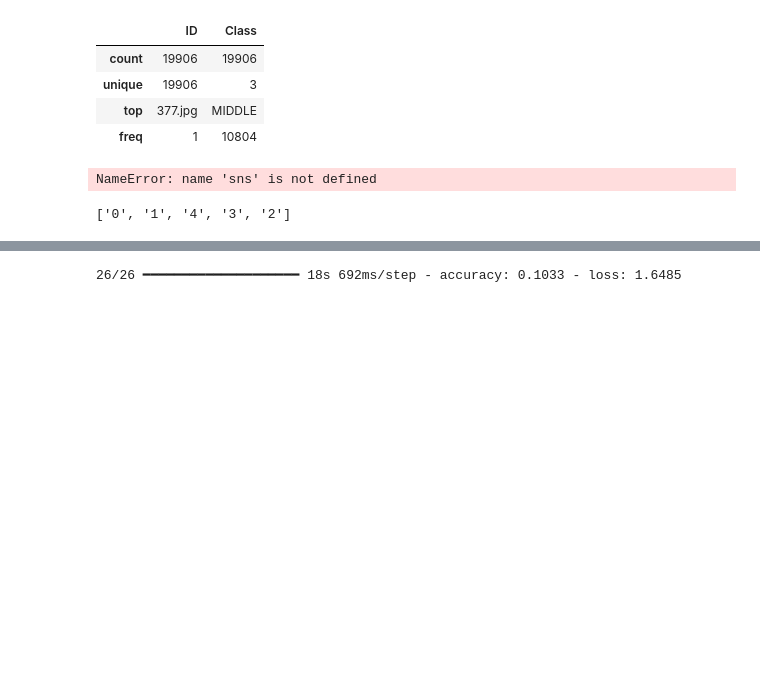
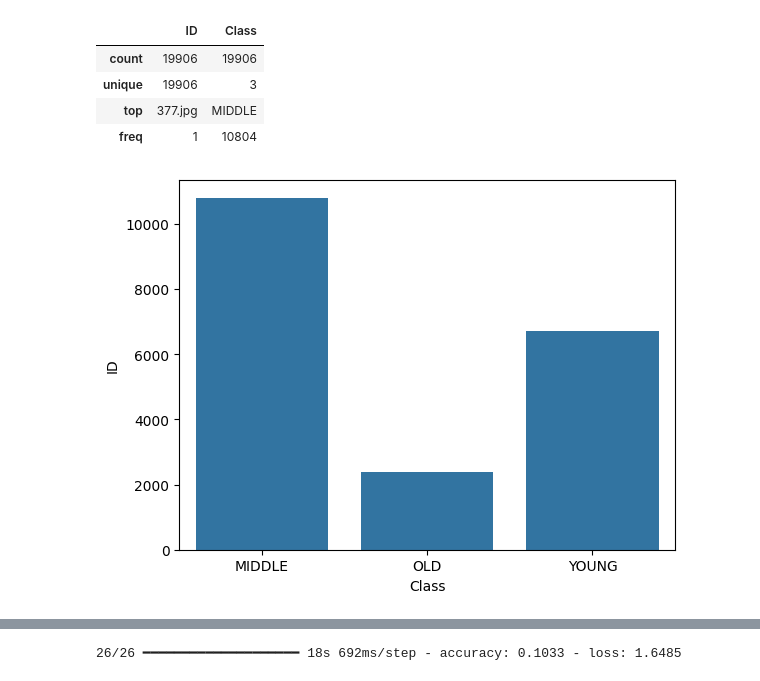
Before and after one commit to PatrickJahn/easv-ML-mini-project, a Jupyter notebook: ML_Mini_Project.ipynb, the cells around one changed output, grey strips where cells are left out. Drawn from its saved outputs; the diff is of its cells as text; code cells hidden in the pictures; blank space fills up the shorter version.

```diff
--- a/ML_Mini_Project.ipynb
+++ b/ML_Mini_Project.ipynb
@@ -189,13 +255,8 @@ data.describe()
 | top | 377.jpg | MIDDLE |
 | freq | 1 | 10804 |
 # %%
-groupedvalues = data.groupby('Class').sum().reset_index()
-g = sns.barplot(x='day', y='tip', data=groupedvalues)
+# Check how many of each attribute class their is
+groupedvalues = data.groupby('Class').count()
+g = sns.barplot(x='Class', y='ID', data=groupedvalues)
 # %% [output]
-NameError: name 'sns' is not defined
+[figure, added]
-# %%
-# Check the folders
-target_folder = os.listdir(PATH_IMAGES)
-target_folder
-# %% [output]
-['0', '1', '4', '3', '2']
```
Also changed, not shown: parts of 31 cells of this notebook.
